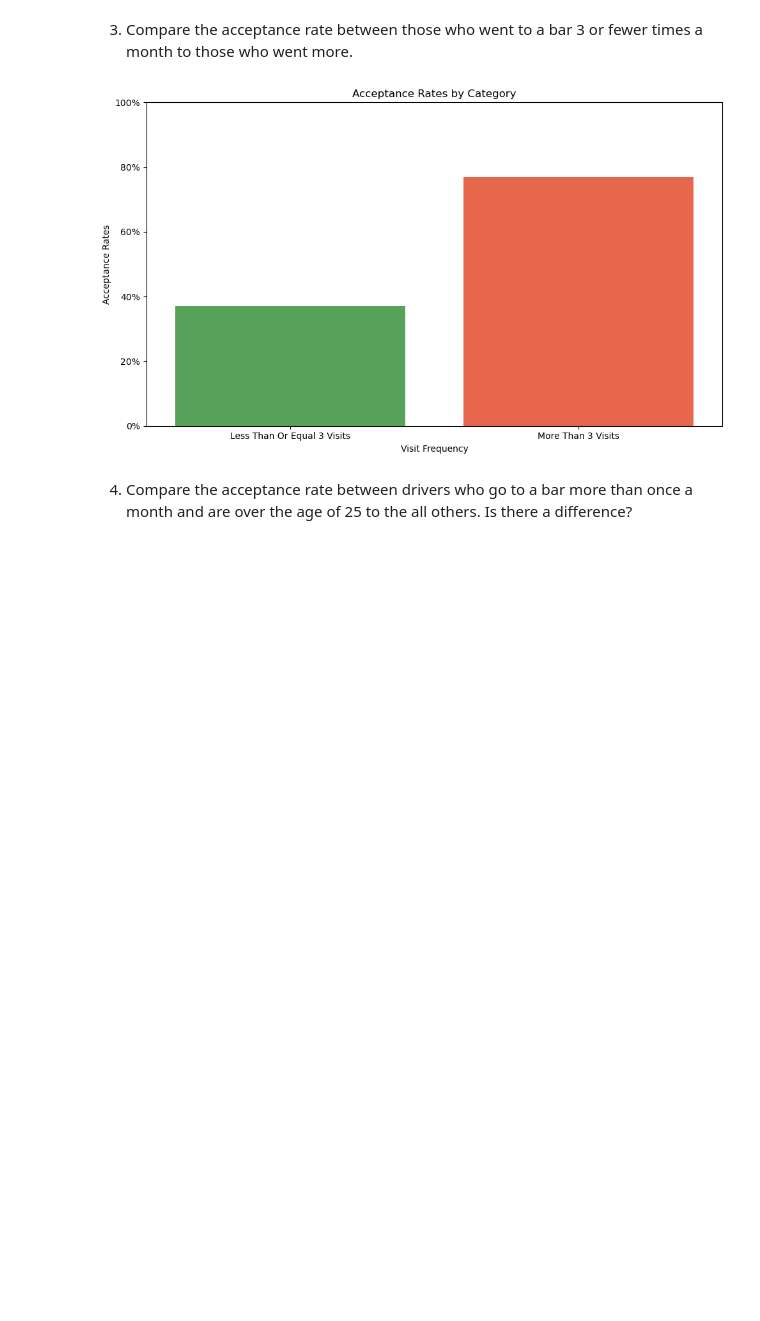
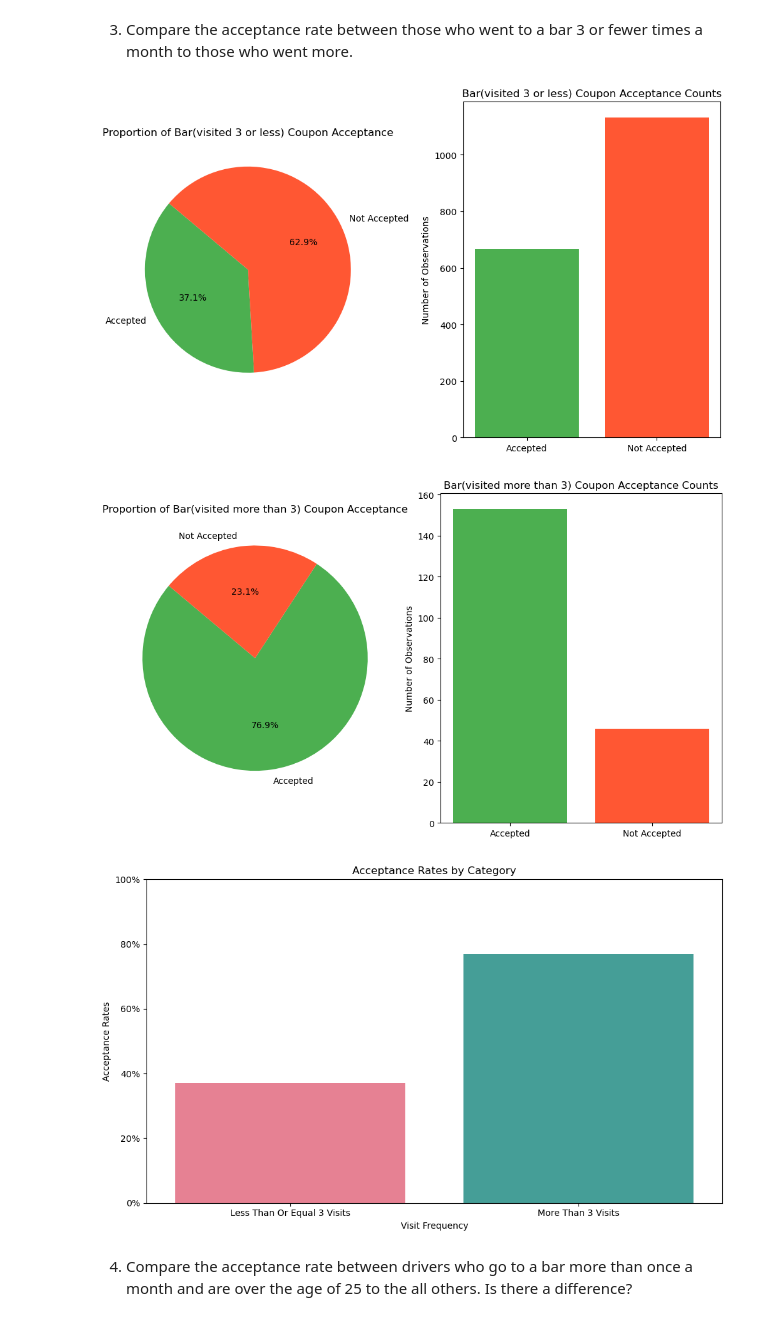
Before and after one commit to ok-ikejiani/Practical-Application-Assignment-5.1, a Jupyter notebook: prompt.ipynb, the cells around one changed output. Drawn from its saved outputs; the diff is of its cells as text; code cells hidden in the pictures; blank space fills up the shorter version.

```diff
--- a/prompt.ipynb
+++ b/prompt.ipynb
@@ -219,6 +212,6 @@ Now, we will lead you through an exploration of just the bar related coupons.
 
 1. Create a new `DataFrame` that contains just the bar coupons.
 # %%
-bar_coupon_data = data[data['coupon']=='Bar']
+bar_coupon_data = data_filled[data_filled['coupon']=='Bar']
 bar_coupon_data.head(5)
 # %% [output]
@@ -238,59 +232,27 @@ plot_coupon_acceptance(bar_coupon_data, 'Bar')
 # %% [markdown]
 3. Compare the acceptance rate between those who went to a bar 3 or fewer times a month to those who went more.
 # %%
+#Remove Null rows as the following results actually depend on frequency of visits and without knowing
+# the unkown values may impact the outcomes
+bar_coupon_data = bar_coupon_data.dropna();
 # Filter the DataFrame based on the frequency of bar visits ( note unknown is ignored )
 lte3_bar_visits = bar_coupon_data[bar_coupon_data['bar'].isin(['never', 'less1', '1~3'])] #includes 1-3, less1 and never
 gt3_bar_visits = bar_coupon_data[bar_coupon_data['bar'].isin(['gt8', '4~8'])] #includes gt8 and 4-8
 
-# plot_coupon_acceptance(lte3_bar_visits, 'Bar(visited 3 or less)')
-# plot_coupon_acceptance(gt3_bar_visits, 'Bar(visited more than 3)')
-
-# lte3_bar_visits_rates = calculate_acceptance_rates(lte3_bar_visits)
-# gt3_bar_visits_rates = calculate_acceptance_rates(gt3_bar_visits)
-
-# Plot graph( using seaborn for some variation)
-# plot_data = {
-#     'Categories': ['Less Than Or Equal 3 Visits', 'More Than 3 Visits'],
-#     'Acceptance Rates': [
-#         (lte3_bar_visits_rates['accepted'] / lte3_bar_visits_rates['total'])*100,
-#         (gt3_bar_visits_rates['accepted']/gt3_bar_visits_rates['total'])*100
-#     ]
-# }
-# plot_dataframe = pd.DataFrame(plot_data)
-
-# # Create figure with specified size
-# plt.figure(figsize=(10, 6))
-
-# # Create bar graph
-# colors = ['#4CAF50', '#FF5733'] #Bar colors
-# barplot = sns.barplot(x='Categories', y='Acceptance Rates', data=plot_dataframe, palette=colors)
-
-# # Set labels and title
-# plt.xlabel('Visit Frequency')
-# plt.ylabel('Acceptance Rates')
-# plt.title('Acceptance Rates by Category')
-
-# # Format y-axis as percentages
-# barplot.yaxis.set_major_formatter(plt.FuncFormatter(lambda x, _: f'{int(x)}%'))
-# plt.ylim(0, 100)
-
-# # Save the plot to /images directory
-# plt.tight_layout()
-# plt.savefig('images/acceptance_rates_lte3_vs_gt3.png')
-
-# Show the graph
-# plt.show()
+plot_coupon_acceptance(lte3_bar_visits, 'Bar(visited 3 or less)')
+plot_coupon_acceptance(gt3_bar_visits, 'Bar(visited more than 3)')
 
 plot_comparison(
         ['Less Than Or Equal 3 Visits', 'More Than 3 Visits'],
-        lte3_bar_visits,
-        gt3_bar_visits,
+        [lte3_bar_visits, gt3_bar_visits],
         'Acceptance Rates by Category',
         'Visit Frequency',
         'Acceptance Rates',
 )
 # %% [output]
-[figure, old version]
+[figure, new version]
+[figure, added]
+[figure, added]
 # %% [markdown]
 4. Compare the acceptance rate between drivers who go to a bar more than once a month and are over the age of 25 to the all others.  Is there a difference?
 # %%
```
Also changed, not shown: parts of 28 cells of this notebook, 22 other files.
